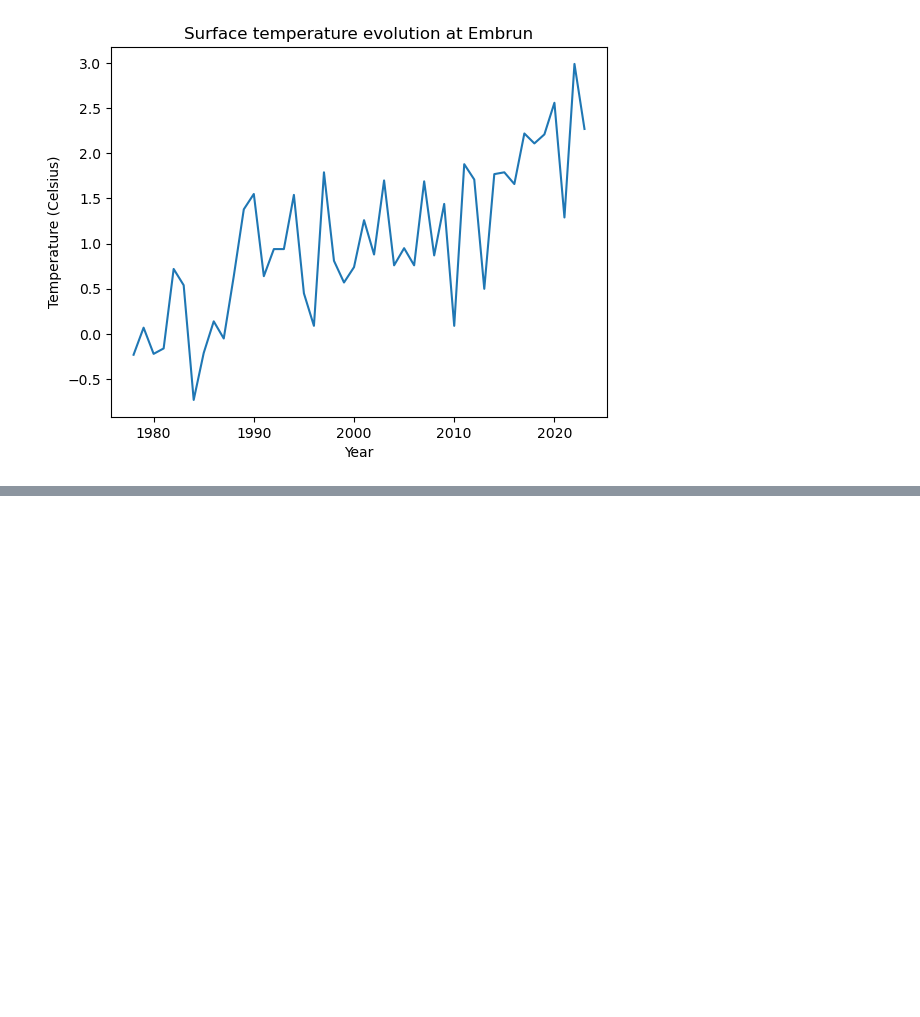
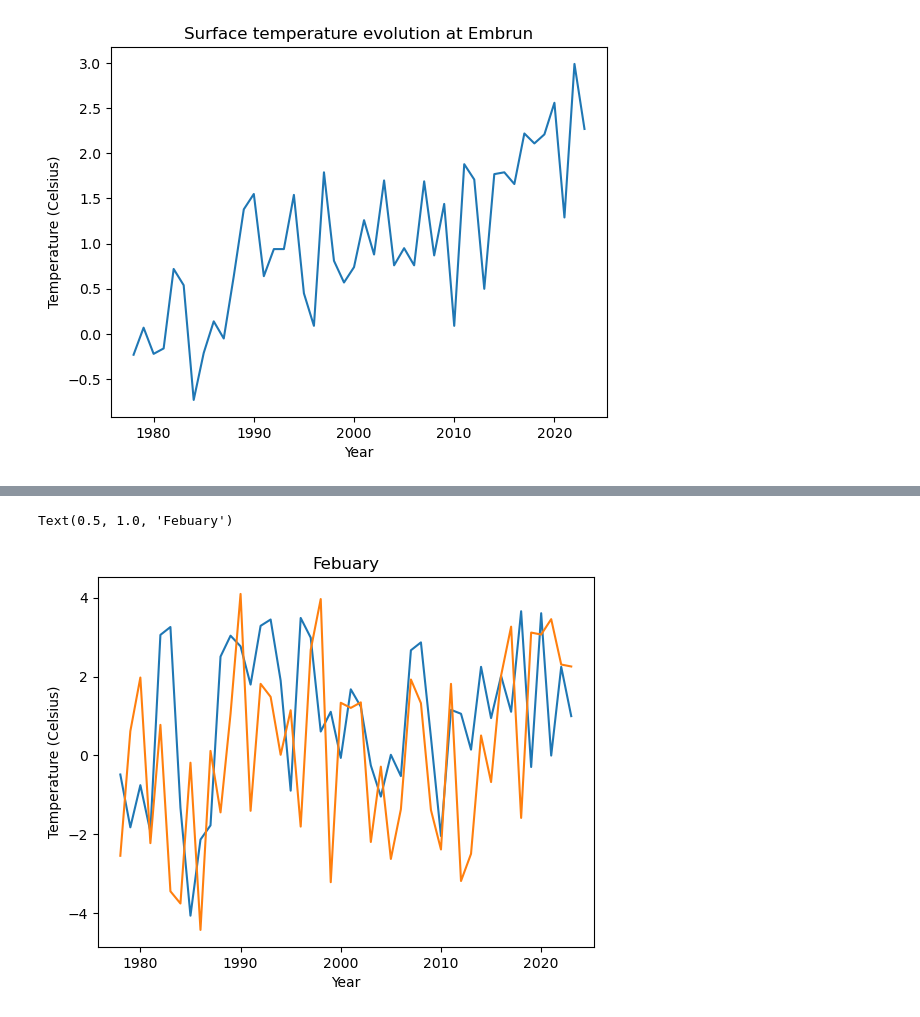
Before and after one commit to katy-030596/ERCA_Group8, a Jupyter notebook: Group8.ipynb, the cells around one changed output, grey strips where cells are left out. Saved outputs shown, nothing was run; the diff lists cells and outputs as text; code cells hidden in the pictures; blank space fills up the shorter version.

```diff
--- a/Group8.ipynb
+++ b/Group8.ipynb
@@ -26,0 +43,15 @@ Text(0.5, 1.0, 'Surface temperature evolution at Embrun')
+# %%
+TmeanJAN=np.average(df.JAN[:20])
+plt.plot(df.YEAR[20:],df.JAN[20:]-TmeanJAN)
+plt.xlabel('Year')
+plt.ylabel('Temperature (Celsius)')
+plt.title('January')
+
+TmeanFEB=np.average(df.FEB[:20])
+plt.plot(df.YEAR[20:],df.FEB[20:]-TmeanFEB)
+plt.xlabel('Year')
+plt.ylabel('Temperature (Celsius)')
+plt.title('Febuary')
+# %% [output]
+Text(0.5, 1.0, 'Febuary')
+[figure, added]
```
Also changed, not shown: parts of 1 cell of this notebook.
